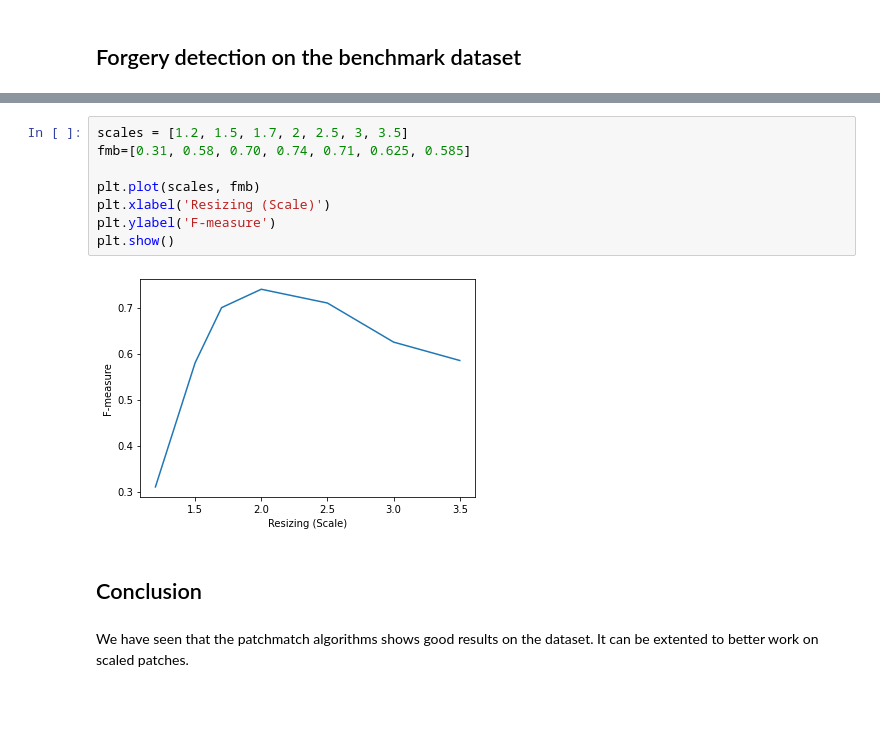
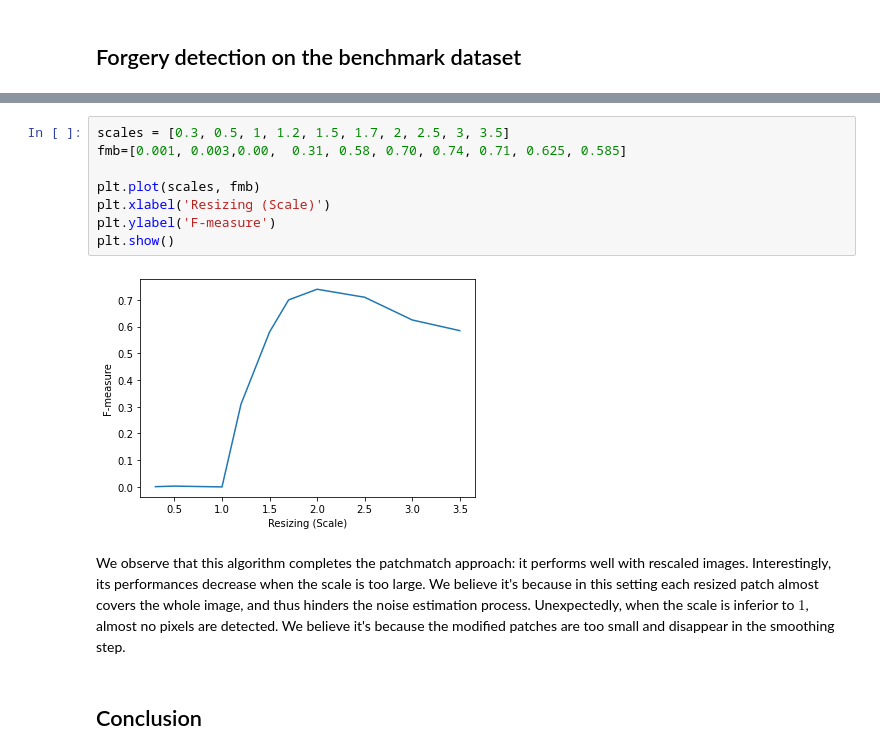
Before and after one commit to nissmar/ForgeryDetection, a Jupyter notebook: rendu_nissim.ipynb, the cells around one changed output, grey strips where cells are left out. Drawn from its saved outputs; the diff is of its cells as text; blank space fills up the shorter version.

```diff
--- a/rendu_nissim.ipynb
+++ b/rendu_nissim.ipynb
@@ -342,14 +409,14 @@ sum(fms)/len(fms)
 # %%
-scales = [1.2, 1.5, 1.7, 2, 2.5, 3, 3.5]
-fmb=[0.31, 0.58, 0.70, 0.74, 0.71, 0.625, 0.585]
+scales = [0.3, 0.5, 1, 1.2, 1.5, 1.7, 2, 2.5, 3, 3.5]
+fmb=[0.001, 0.003,0.00,  0.31, 0.58, 0.70, 0.74, 0.71, 0.625, 0.585]
 
 plt.plot(scales, fmb)
 plt.xlabel('Resizing (Scale)')
 plt.ylabel('F-measure')
 plt.show()
 # %% [output]
-[figure, old version]
+[figure, new version]
+# %% [markdown]
+We observe that this algorithm completes the patchmatch approach: it performs well with rescaled images. Interestingly, its performances decrease when the scale is too large. We believe it's because in this setting each resized patch almost covers the whole image, and thus hinders the noise estimation process. Unexpectedly, when the scale is inferior to $1$, almost no pixels are detected. We believe it's because the modified patches are too small and disappear in the smoothing step.
 # %% [markdown]
 ## Conclusion
-# %% [markdown]
-We have seen that the patchmatch algorithms shows good results on the dataset. It can be extented to better work on scaled patches.
```
Also changed, not shown: parts of 32 cells of this notebook, 4 other files.
